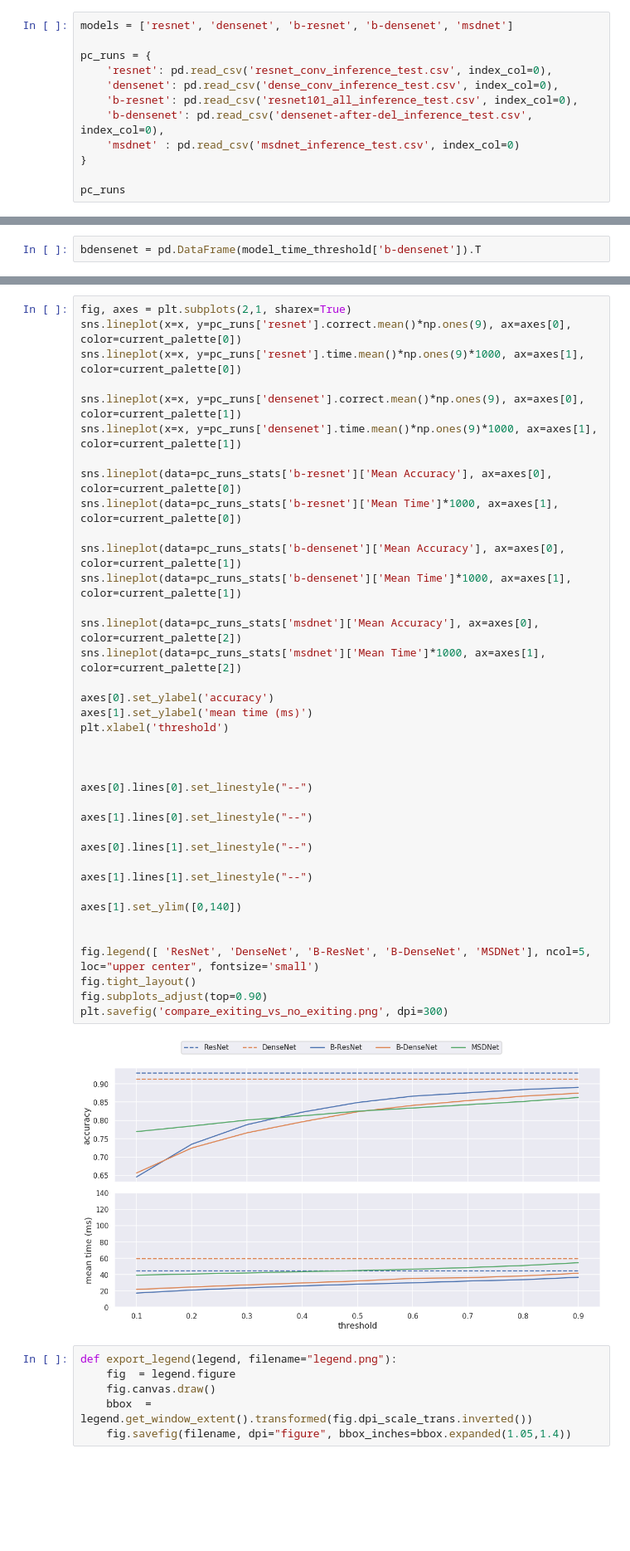
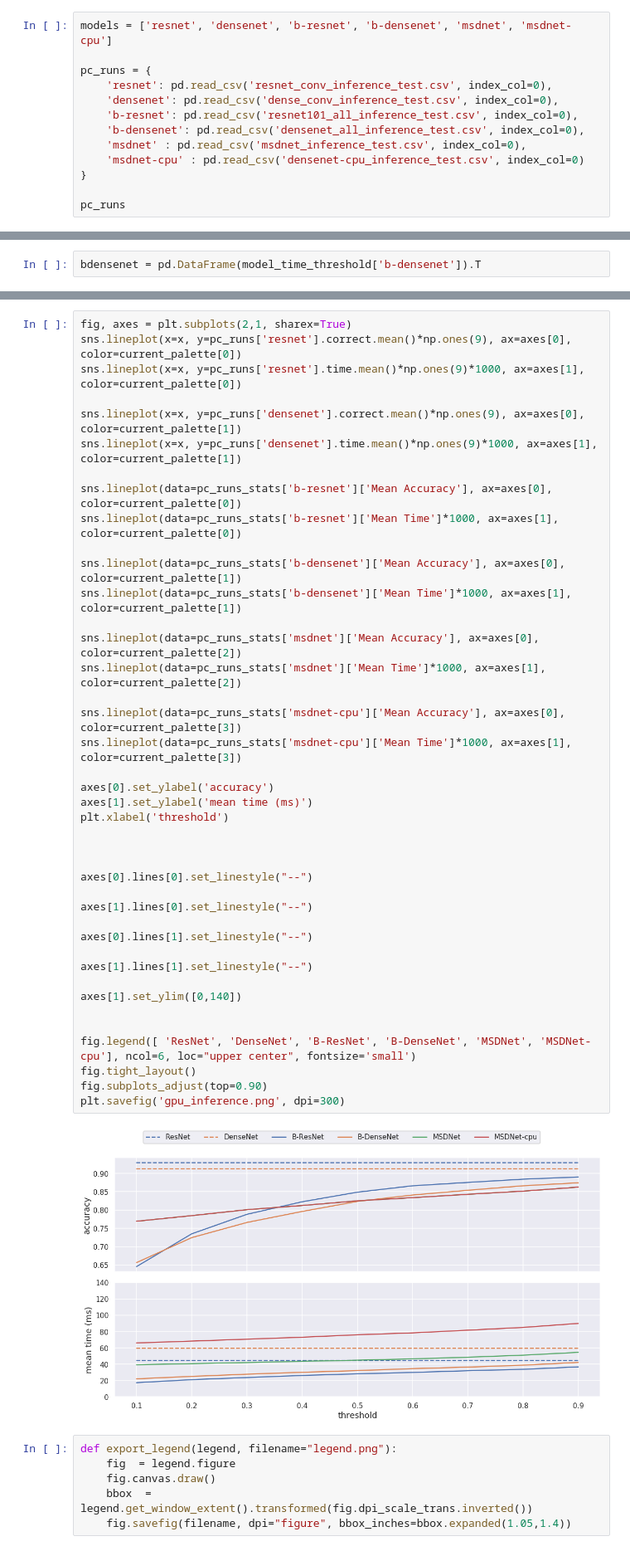
Before and after one commit to AlexKarlsen/thesis-src, a Jupyter notebook: DDNN/logging/threshold_test/Inference analysis.ipynb, the cells around one changed output, grey strips where cells are left out. Shown at 83% size. Cells and saved outputs as stored; diff of their text form; blank space fills up the shorter version.

Commit message:
nuc inference analysis

```diff
--- a/DDNN/logging/threshold_test/Inference analysis.ipynb
+++ b/DDNN/logging/threshold_test/Inference analysis.ipynb
@@ -11,14 +11,15 @@ params = {'legend.fontsize': 'large',
          'ytick.labelsize':'small'}
 plt.rcParams.update(params)
 # %%
-models = ['resnet', 'densenet', 'b-resnet', 'b-densenet', 'msdnet']
+models = ['resnet', 'densenet', 'b-resnet', 'b-densenet', 'msdnet', 'msdnet-cpu']
 
 pc_runs = {
     'resnet': pd.read_csv('resnet_conv_inference_test.csv', index_col=0),
     'densenet': pd.read_csv('dense_conv_inference_test.csv', index_col=0),
     'b-resnet': pd.read_csv('resnet101_all_inference_test.csv', index_col=0),
-    'b-densenet': pd.read_csv('densenet-after-del_inference_test.csv', index_col=0),
-    'msdnet' : pd.read_csv('msdnet_inference_test.csv', index_col=0)
+    'b-densenet': pd.read_csv('densenet_all_inference_test.csv', index_col=0),
+    'msdnet' : pd.read_csv('msdnet_inference_test.csv', index_col=0),
+    'msdnet-cpu' : pd.read_csv('densenet-cpu_inference_test.csv', index_col=0)
 }
 
 pc_runs
@@ -174,36 +178,39 @@ sns.lineplot(x=x, y=pc_runs['densenet'].time.mean()*np.ones(9)*1000, ax=axes[1],
 
 sns.lineplot(data=pc_runs_stats['b-resnet']['Mean Accuracy'], ax=axes[0], color=current_palette[0])
 sns.lineplot(data=pc_runs_stats['b-resnet']['Mean Time']*1000, ax=axes[1], color=current_palette[0])
 
 sns.lineplot(data=pc_runs_stats['b-densenet']['Mean Accuracy'], ax=axes[0], color=current_palette[1])
 sns.lineplot(data=pc_runs_stats['b-densenet']['Mean Time']*1000, ax=axes[1], color=current_palette[1])
 
 sns.lineplot(data=pc_runs_stats['msdnet']['Mean Accuracy'], ax=axes[0], color=current_palette[2])
 sns.lineplot(data=pc_runs_stats['msdnet']['Mean Time']*1000, ax=axes[1], color=current_palette[2])
+
+sns.lineplot(data=pc_runs_stats['msdnet-cpu']['Mean Accuracy'], ax=axes[0], color=current_palette[3])
+sns.lineplot(data=pc_runs_stats['msdnet-cpu']['Mean Time']*1000, ax=axes[1], color=current_palette[3])
 
 axes[0].set_ylabel('accuracy')
 axes[1].set_ylabel('mean time (ms)')
 plt.xlabel('threshold')
 
 
 
 axes[0].lines[0].set_linestyle("--")
 
 axes[1].lines[0].set_linestyle("--")
 
 axes[0].lines[1].set_linestyle("--")
 
 axes[1].lines[1].set_linestyle("--")
 
 axes[1].set_ylim([0,140])
 
 
-fig.legend([ 'ResNet', 'DenseNet', 'B-ResNet', 'B-DenseNet', 'MSDNet'], ncol=5, loc="upper center", fontsize='small')
+fig.legend([ 'ResNet', 'DenseNet', 'B-ResNet', 'B-DenseNet', 'MSDNet', 'MSDNet-cpu'], ncol=6, loc="upper center", fontsize='small')
 fig.tight_layout()
 fig.subplots_adjust(top=0.90)
-plt.savefig('compare_exiting_vs_no_exiting.png', dpi=300)
+plt.savefig('gpu_inference.png', dpi=300)
 # %% [output]
-[figure, old version]
+[figure, new version]
 # %%
 def export_legend(legend, filename="legend.png"):
     fig  = legend.figure
```
Also changed, not shown: parts of 3 cells of this notebook, 3 other files.
